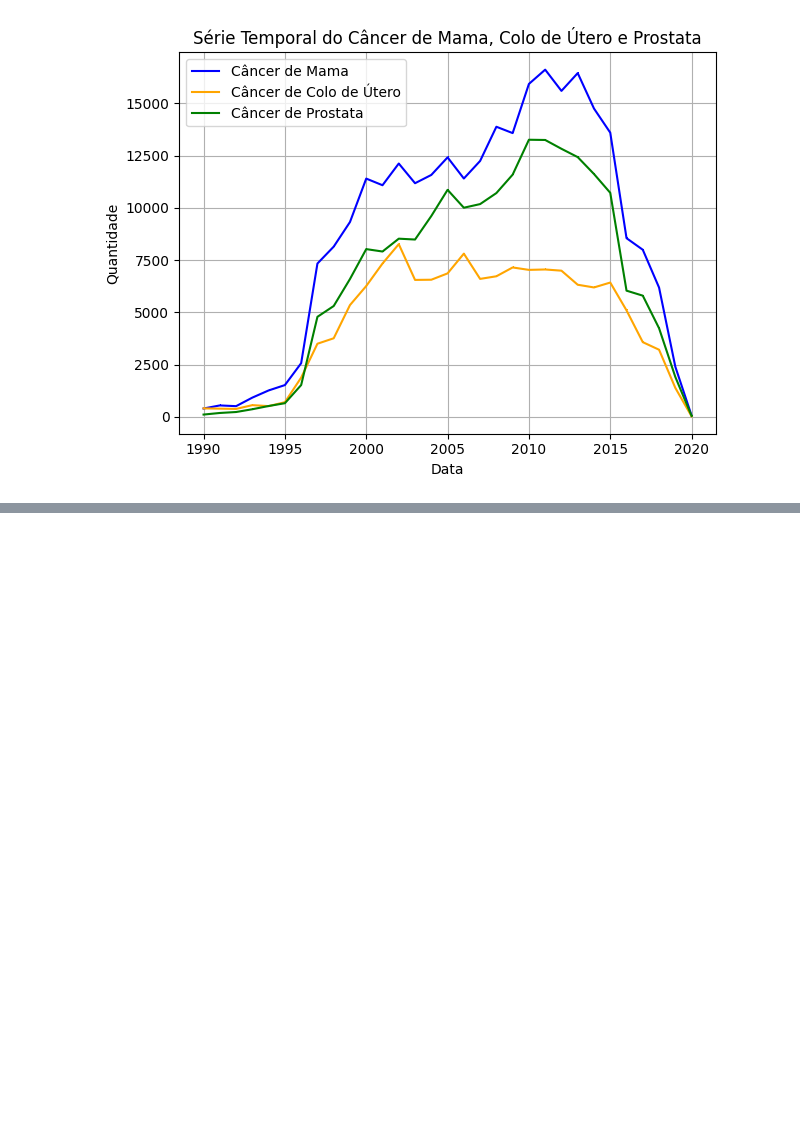
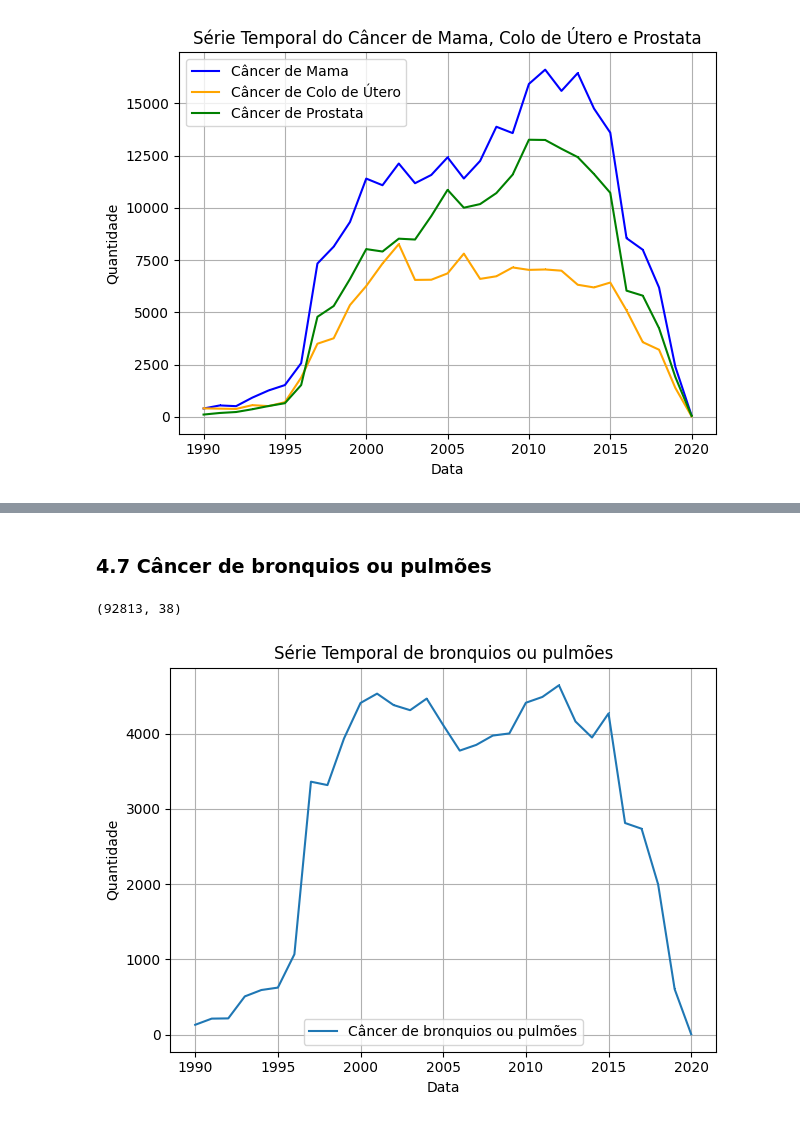
Before and after one commit to MateusVasc/IC-Cancer-Time-Series, a Jupyter notebook: presentation.ipynb, the cells around one changed output, grey strips where cells are left out. Cells and saved outputs as stored; diff of their text form; code cells hidden in the pictures; blank space fills up the shorter version.

```diff
--- a/presentation.ipynb
+++ b/presentation.ipynb
@@ -818,0 +846,27 @@ plt.show()
+# %% [markdown]
+### 4.7 Câncer de bronquios ou pulmões
+# %%
+df_bronquios = df_final[df_final['Descrição da Doenca'].isin(['BRONQUIOS OU PULMOES, SOE', 'BRONQUIOS E PULMOES', 'LESAO INVASIVA DOS BRONQUIOS E DOS PULMOES'])]
+
+df_bronquios = df_bronquios.sort_values(by='Data de Diagnostico')
+
+df_bronquios.shape
+# %% [output]
+(92813, 38)
+# %%
+df_bronquios_count = df_bronquios['Data de Diagnostico'].dt.year.value_counts().sort_index()
+
+plt.plot(df_bronquios_count.index, df_bronquios_count.values, marker=',', label='Câncer de bronquios ou pulmões', linestyle='-')
+
+
+plt.title("Série Temporal de bronquios ou pulmões")
+plt.ylabel("Quantidade")
+plt.xlabel("Data")
+
+plt.grid(True)
+plt.legend()
+plt.tight_layout()
+
+plt.show()
+# %% [output]
+[figure, added]
```
Also changed, not shown: parts of 5 cells of this notebook.
